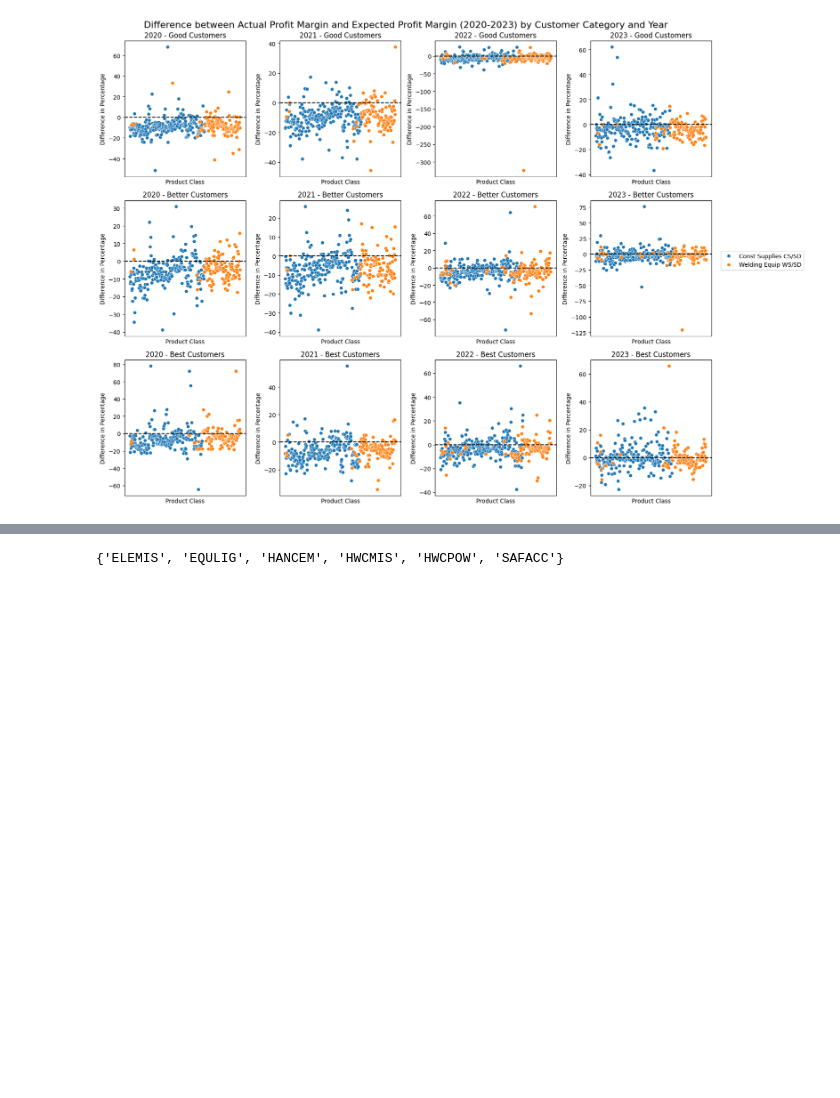
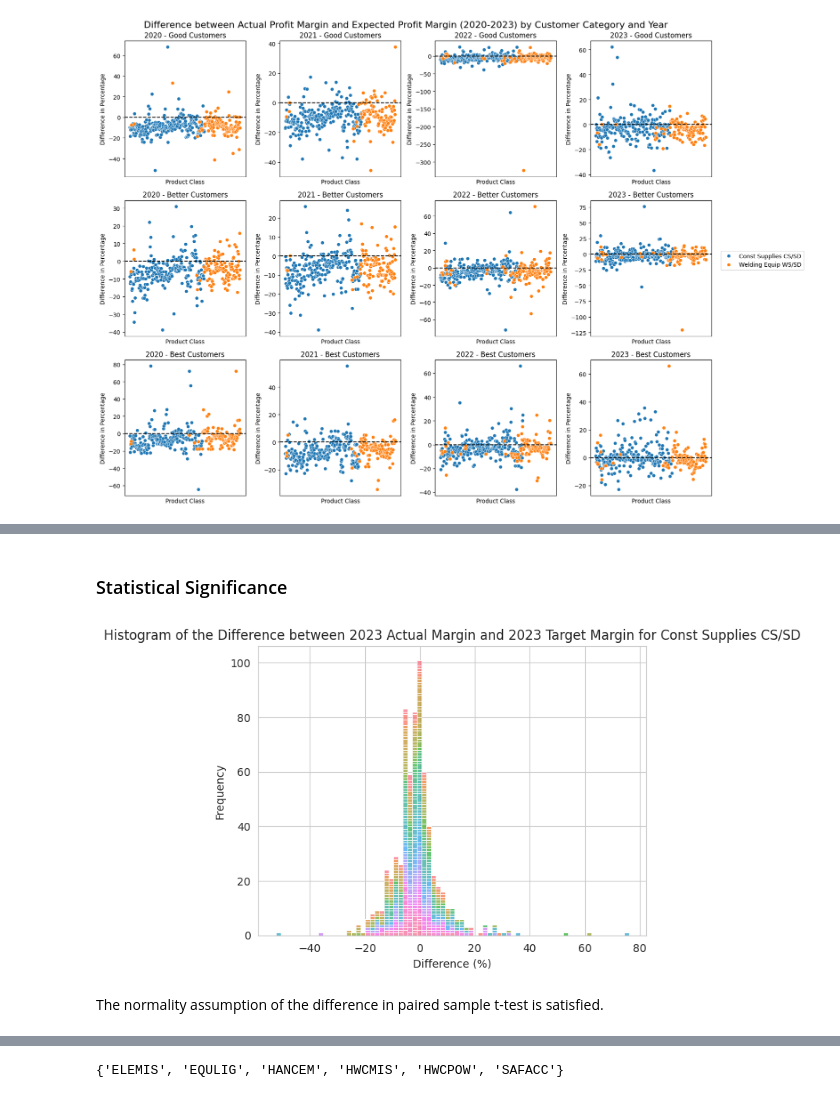
Before and after one commit to PomeloWu99/Capstone, a Jupyter notebook: 03 Code/Notebooks/Profit_Margin_Validation.ipynb, the cells around one changed output, grey strips where cells are left out. Saved outputs shown, nothing was run; the diff lists cells and outputs as text; code cells hidden in the pictures; blank space fills up the shorter version.

```diff
--- a/03 Code/Notebooks/Profit_Margin_Validation.ipynb
+++ b/03 Code/Notebooks/Profit_Margin_Validation.ipynb
@@ -309,0 +349,14 @@ plt.show()
+# %% [markdown]
+### Statistical Significance
+# %%
+final_df_23_median = final_df_20_23_median[final_df_20_23_median['Year'] == 2023]
+# %%
+sns.histplot(data=final_df_23_median[final_df_23_median['Group'] == 'Const Supplies CS/SD'], x=final_df_23_median['Profit_Margin'] - final_df_23_median['Target Margin'], hue="Product Class", multiple="stack", legend=False)
+plt.xlabel('Difference (%)')
+plt.ylabel('Frequency')
+plt.title('Histogram of the Difference between 2023 Actual Margin and 2023 Target Margin for Const Supplies CS/SD')
+plt.show()
+# %% [output]
+[figure, added]
+# %% [markdown]
+The normality assumption of the difference in paired sample t-test is satisfied.
```
Also changed, not shown: parts of 18 cells of this notebook.
